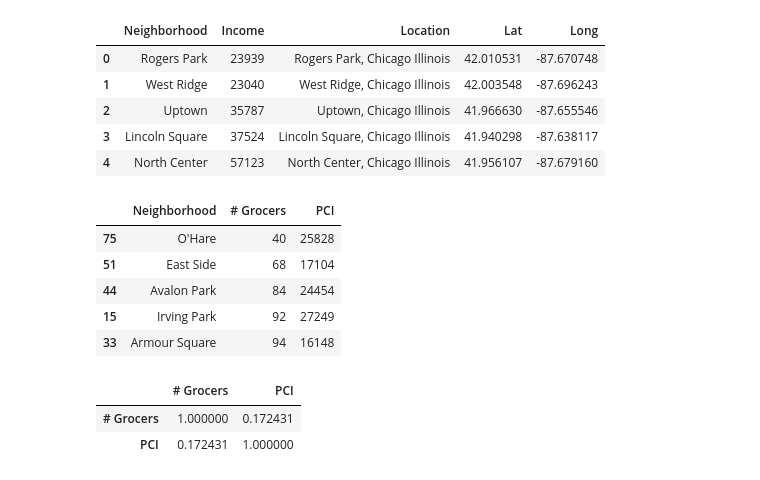
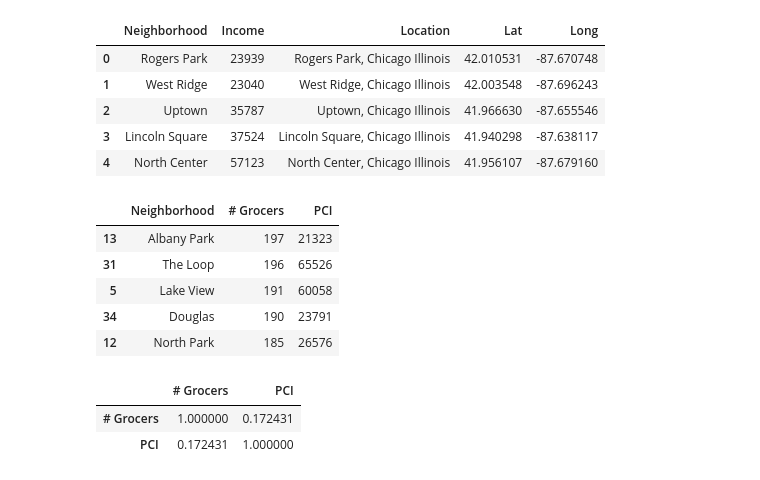
Before and after one commit to scbrown001/Coursera_Capstone, a Jupyter notebook: Data Science Capstone.ipynb, the cells around one changed output. Cells and saved outputs as stored; diff of their text form; code cells hidden in the pictures.

```diff
--- a/Data Science Capstone.ipynb
+++ b/Data Science Capstone.ipynb
@@ -169,14 +169,14 @@ a.head()
 dl = {'Neighborhood': col1, '# Grocers': col2,'PCI':a['Income']}
 df_result = pd.DataFrame(data=dl)
 # %%
-df_result.sort_values(['# Grocers']).head(5)
+df_result.sort_values(['# Grocers'], ascending =False).head(5)
 # %% [output]
 |  | Neighborhood | # Grocers | PCI |
-| 75 | O'Hare | 40 | 25828 |
-| 51 | East Side | 68 | 17104 |
-| 44 | Avalon Park | 84 | 24454 |
-| 15 | Irving Park | 92 | 27249 |
-| 33 | Armour Square | 94 | 16148 |
+| 13 | Albany Park | 197 | 21323 |
+| 31 | The Loop | 196 | 65526 |
+| 5 | Lake View | 191 | 60058 |
+| 34 | Douglas | 190 | 23791 |
+| 12 | North Park | 185 | 26576 |
 # %%
 y = df_result['PCI']
 x = df_result['# Grocers']
```
